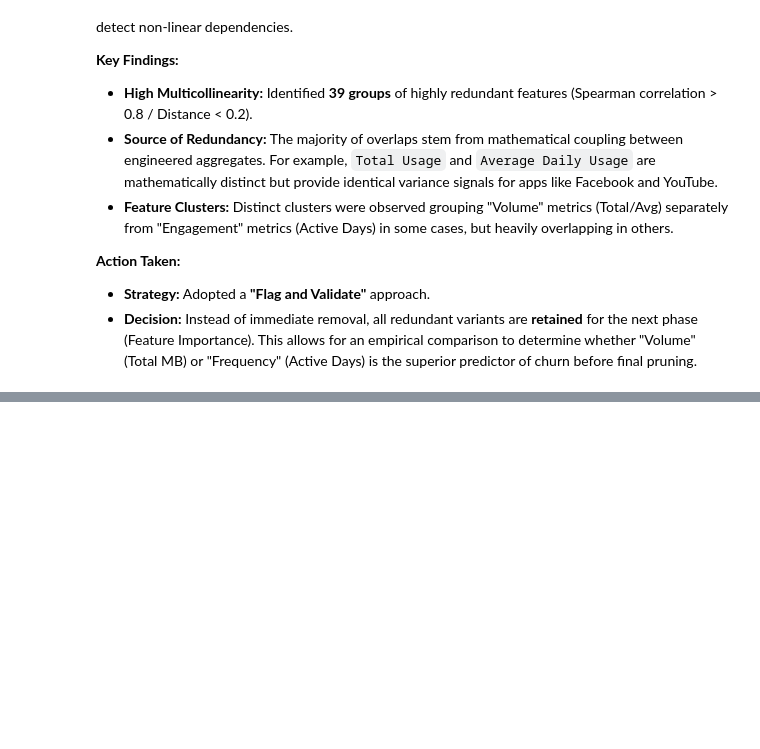
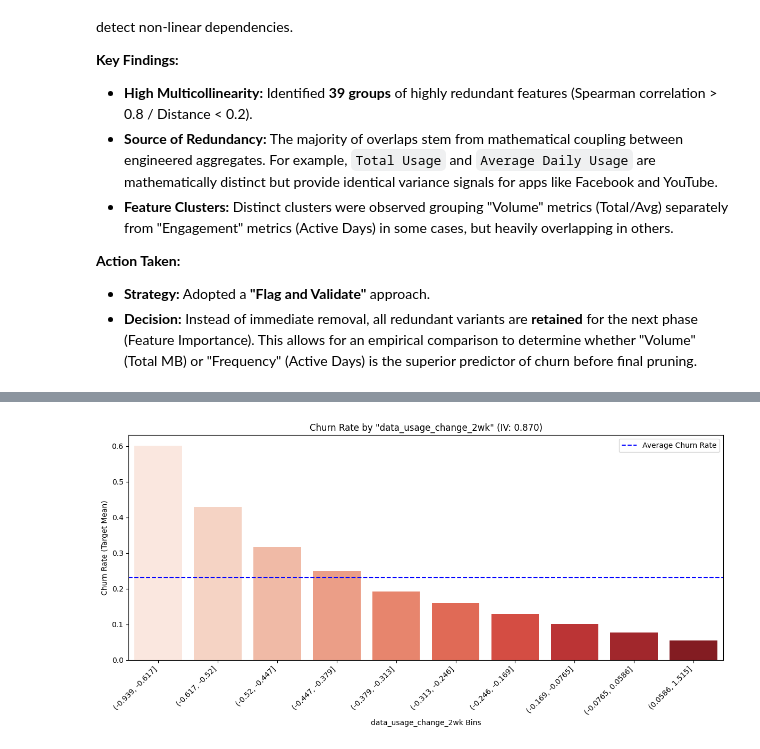
Before and after one commit to tejakusumah-y2008hub/telco-customer-churn-prediction, a Jupyter notebook: notebooks/2.0-yusuftejakusumah-exploratory-data-analysis.ipynb, the cells around one changed output, grey strips where cells are left out. Drawn from its saved outputs; the diff is of its cells as text; code cells hidden in the pictures; blank space fills up the shorter version.

```diff
--- a/notebooks/2.0-yusuftejakusumah-exploratory-data-analysis.ipynb
+++ b/notebooks/2.0-yusuftejakusumah-exploratory-data-analysis.ipynb
@@ -166,0 +360,5 @@ Group 93: ['distinct_services_w3_4', 'change_in_distinct_services']
+# %%
+# Plot the #2 Feature (The "Change" Metric)
+plot_woe_analysis(train_df, 'data_usage_change_2wk', 'churn')
+# %% [output]
+[figure, added]
```
Also changed, not shown: parts of 21 cells of this notebook, 1 other file.
